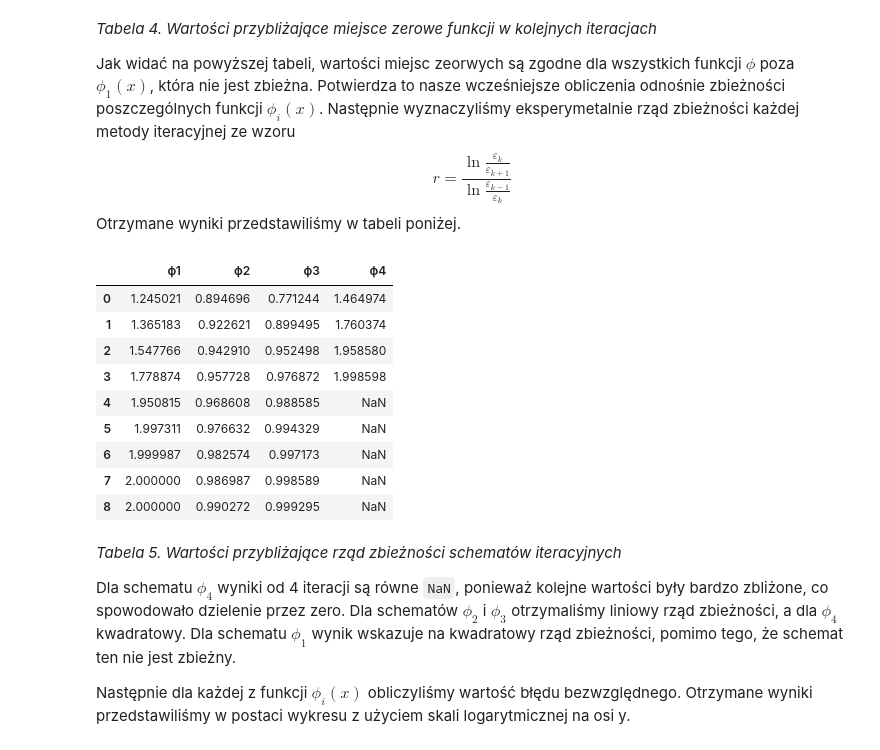
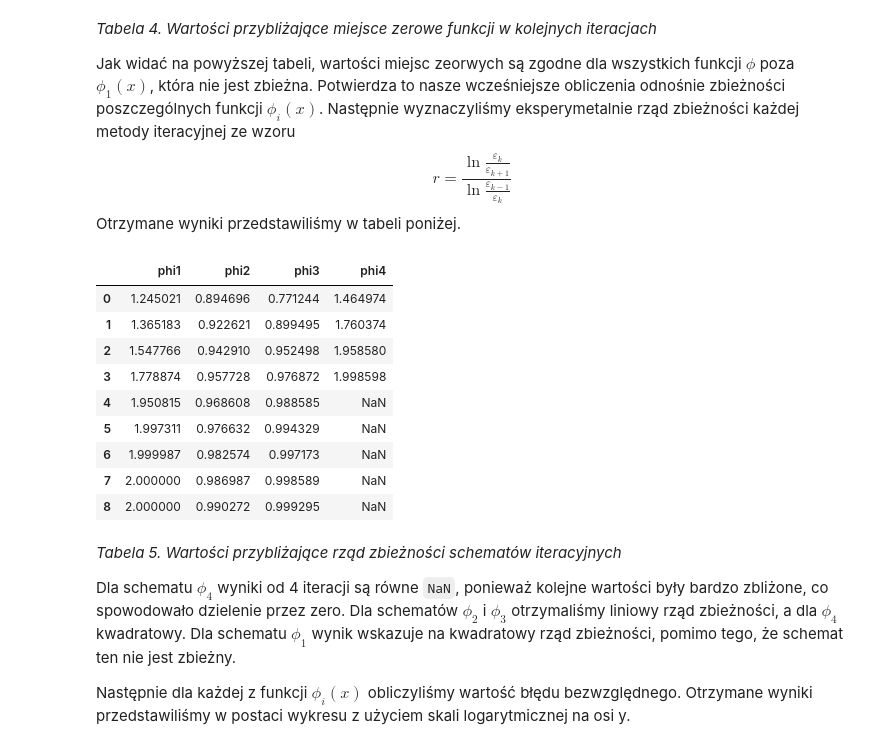
Before and after one commit to lythx/MOWNIT, a Jupyter notebook: lab8/merge.ipynb, the cells around one changed output. Cells and saved outputs as stored; diff of their text form; code cells hidden in the pictures.

```diff
--- a/lab8/merge.ipynb
+++ b/lab8/merge.ipynb
@@ -248,20 +248,20 @@ Otrzymane wyniki przedstawiliśmy w tabeli poniżej.
 # %%
 x_star = alpha
 r = []
 
 for i in range(4):
     for k in range(1, iterationValues.shape[1] - 1):
         if i == 3 and k > 4:
             r.append(np.nan)
             continue
         vec = iterationValues[i]
         eps_vec = np.abs(vec - x_star)
         r.append(np.log(eps_vec[k] / eps_vec[k + 1]) / np.log(eps_vec[k - 1] / eps_vec[k]))
 
 r = np.array(r).reshape(4, iterationValues.shape[1] - 2)
-pd.DataFrame(r.T, columns=['ϕ1', 'ϕ2', 'ϕ3', "ϕ4"])
+pd.DataFrame(r.T, columns=['phi1', 'phi2', 'phi3', "phi4"])
 # %% [output]
-|  | ϕ1 | ϕ2 | ϕ3 | ϕ4 |
+|  | phi1 | phi2 | phi3 | phi4 |
 | 0 | 1.245021 | 0.894696 | 0.771244 | 1.464974 |
 | 1 | 1.365183 | 0.922621 | 0.899495 | 1.760374 |
 | 2 | 1.547766 | 0.942910 | 0.952498 | 1.958580 |
```
Also changed, not shown: parts of 2 cells of this notebook.
